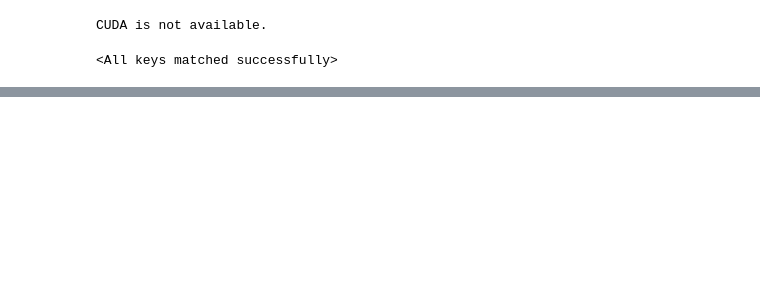
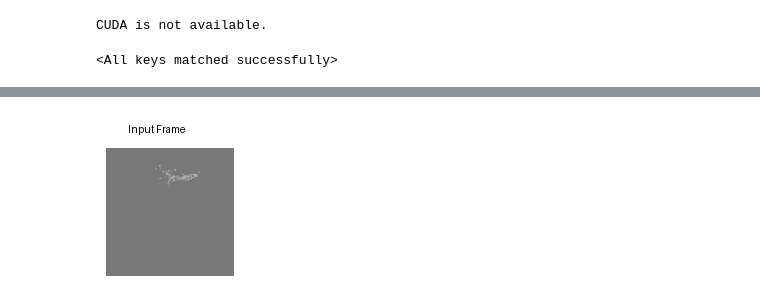
Before and after one commit to mzampar/Deep-Learning-Project, a Jupyter notebook: display/display_results.ipynb, the cells around one changed output, grey strips where cells are left out. Saved outputs shown, nothing was run; the diff lists cells and outputs as text; code cells hidden in the pictures; blank space fills up the shorter version.

```diff
--- a/display/display_results.ipynb
+++ b/display/display_results.ipynb
@@ -134,0 +149,4 @@ pred_gif_list[0].save('pred.gif', save_all=True, append_images=pred_gif_list[1:]
+# %%
+IPython_Image(filename='true.gif')
+# %% [output]
+[figure, added]
```
Also changed, not shown: parts of 13 cells of this notebook, 5 other files.
